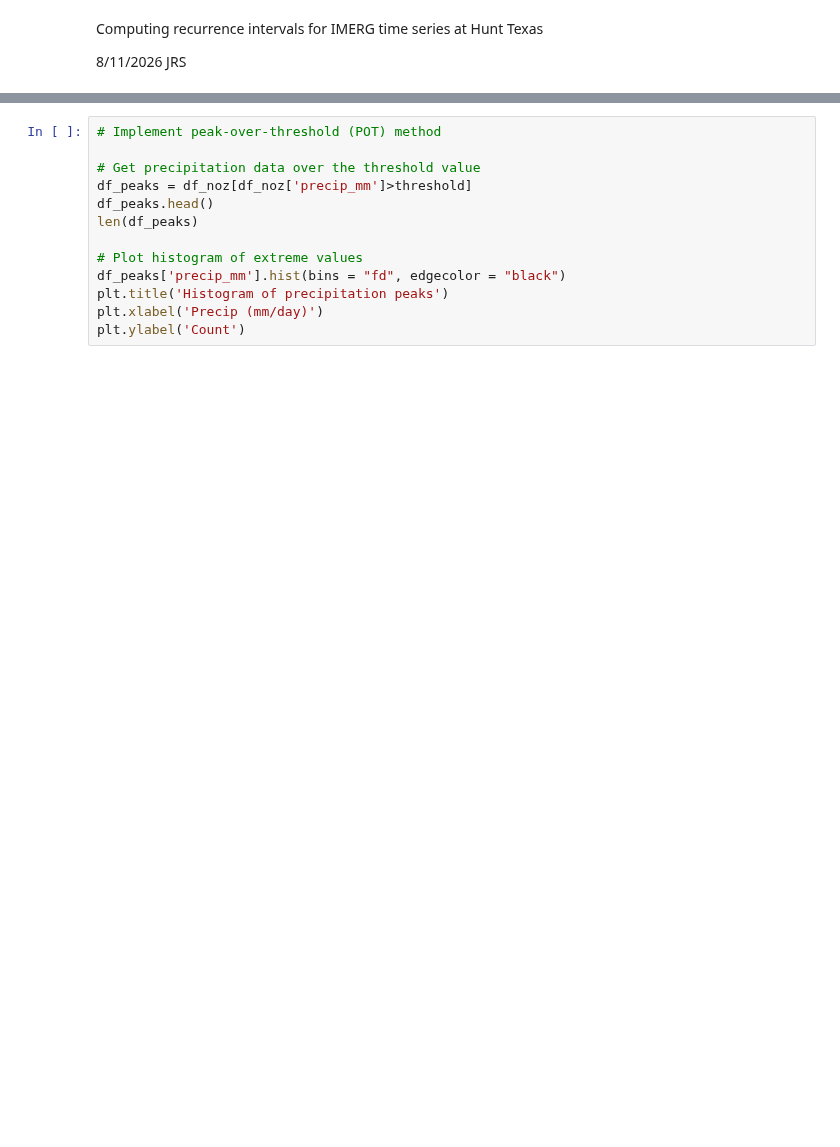
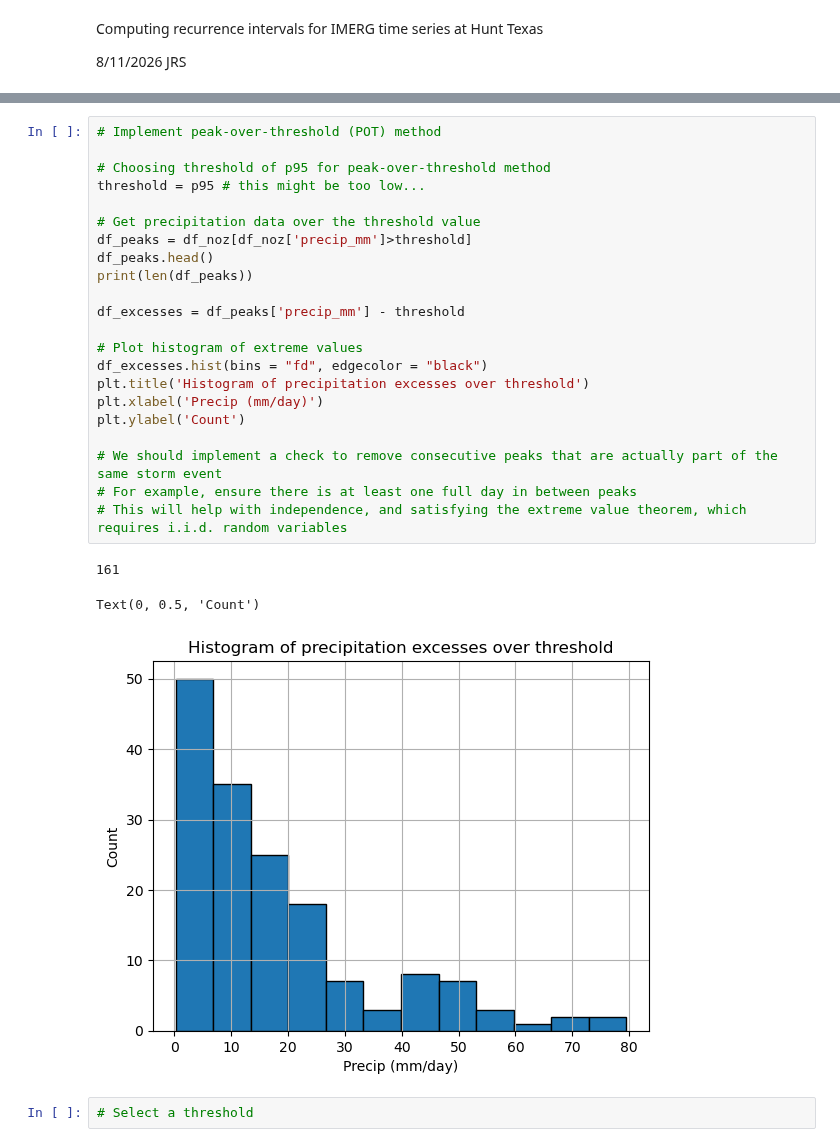
Before and after one commit to andrewmfisher/gesdisc-tutorials, a Jupyter notebook: conference-presentations/agu-2026/compute_recurrence_intervals.ipynb, the cells around one changed output, grey strips where cells are left out. Cells and saved outputs as stored; diff of their text form; blank space fills up the shorter version.

```diff
--- a/conference-presentations/agu-2026/compute_recurrence_intervals.ipynb
+++ b/conference-presentations/agu-2026/compute_recurrence_intervals.ipynb
@@ -53,13 +172,28 @@ Text(0, 0.5, 'Count')
 # %%
 # Implement peak-over-threshold (POT) method
+
+# Choosing threshold of p95 for peak-over-threshold method
+threshold = p95 # this might be too low...
 
 # Get precipitation data over the threshold value
 df_peaks = df_noz[df_noz['precip_mm']>threshold]
 df_peaks.head()
-len(df_peaks)
+print(len(df_peaks))
+
+df_excesses = df_peaks['precip_mm'] - threshold
 
 # Plot histogram of extreme values
-df_peaks['precip_mm'].hist(bins = "fd", edgecolor = "black")
-plt.title('Histogram of precipitation peaks')
+df_excesses.hist(bins = "fd", edgecolor = "black")
+plt.title('Histogram of precipitation excesses over threshold')
 plt.xlabel('Precip (mm/day)')
 plt.ylabel('Count')
+
+# We should implement a check to remove consecutive peaks that are actually part of the same storm event
+# For example, ensure there is at least one full day in between peaks
+# This will help with independence, and satisfying the extreme value theorem, which requires i.i.d. random variables
+# %% [output]
+161
+Text(0, 0.5, 'Count')
+[figure, added]
+# %%
+# Select a threshold
```
Also changed, not shown: parts of 9 cells of this notebook, 5 other files.
